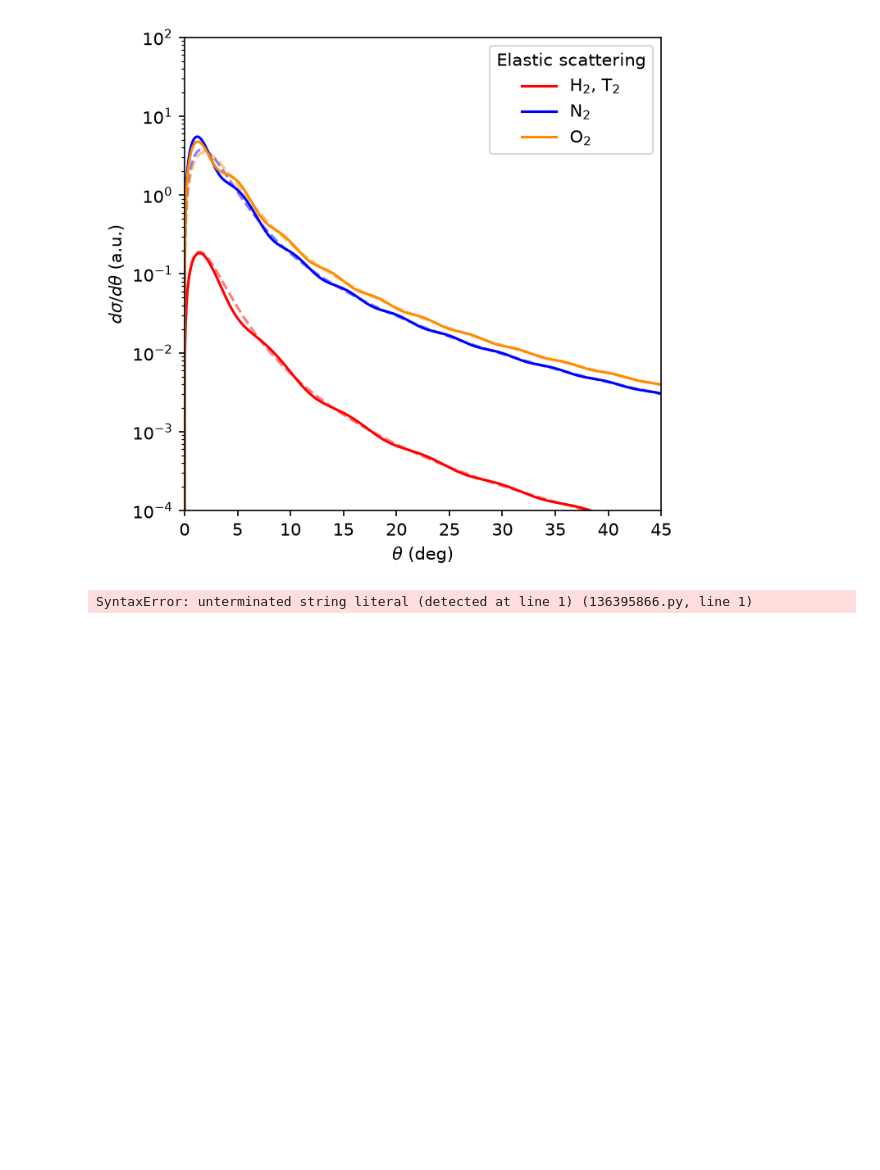
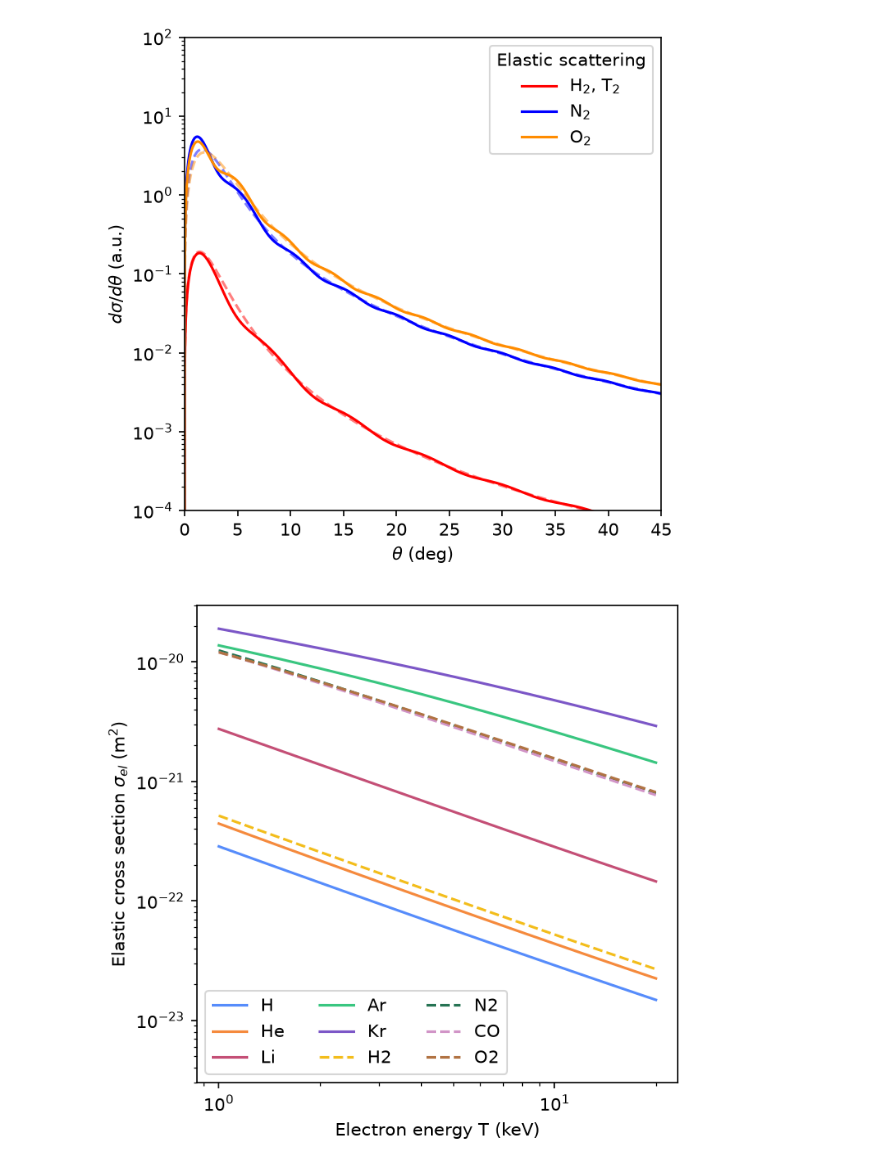
Before and after one commit to benjpjones/Project8ElectronScattering, a Jupyter notebook: PlotElastic.ipynb, the cells around one changed output. Saved outputs shown, nothing was run; the diff lists cells and outputs as text; code cells hidden in the pictures; blank space fills up the shorter version.

Commit message:
Add elastic energy dep angle dist

```diff
--- a/PlotElastic.ipynb
+++ b/PlotElastic.ipynb
@@ -63,5 +67,28 @@ plt.savefig("Plots/Molecules_Elastic.png",dpi=150)
 # %% [output]
 [figure]
 # %%
+dat_Edep_a=pd.read_csv("./Data/Elastic/atoms_sigma_vs_energy_1-20keV.csv",skiprows=3)
+dat_Edep_m=pd.read_csv("./Data/Elastic/molecules_sigma_vs_energy_1-20keV.csv",skiprows=6)
-# %% [output]
-SyntaxError: unterminated string literal (detected at line 1) (136395866.py, line 1)
+# %%
+
+
+plt.figure(figsize=(5,5),dpi=150)
+for c in dat_Edep_a.columns:
+    if("_el" in c)  and (not ("Abs") in c):
+        label=c.split("_")[0]
+        plt.plot(dat_Edep_a.E_keV,dat_Edep_a[c]*1e-4,label=label)
+
+for c in dat_Edep_m.columns:
+    if("el_corrected" in c)  and (not ("Abs") in c):
+        label=c.split("_")[0]
+        plt.plot(dat_Edep_m.E_keV,dat_Edep_m[c]*1e-4,'--',label=label)
+
+plt.loglog()
+plt.legend(ncol=3)
+plt.ylim(3e-24,3e-20)
+plt.xlabel("Electron energy T (keV)")
+plt.ylabel(r"Elastic cross section $\sigma_{el}$ (m$^2$)")
+plt.savefig("Plots/Elastic_EnergyDep.png",dpi=150)
+plt.show()
+# %% [output]
+[figure, added]
```
Also changed, not shown: parts of 4 cells of this notebook, 18 other files.
